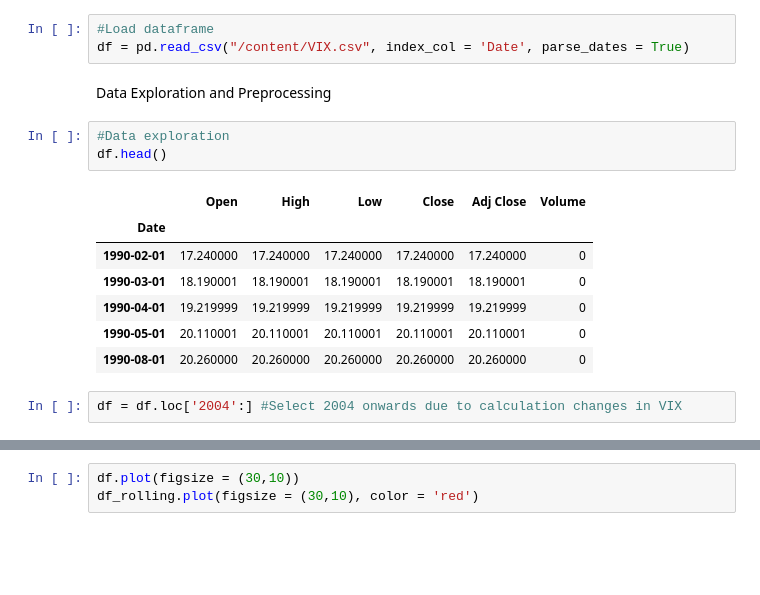
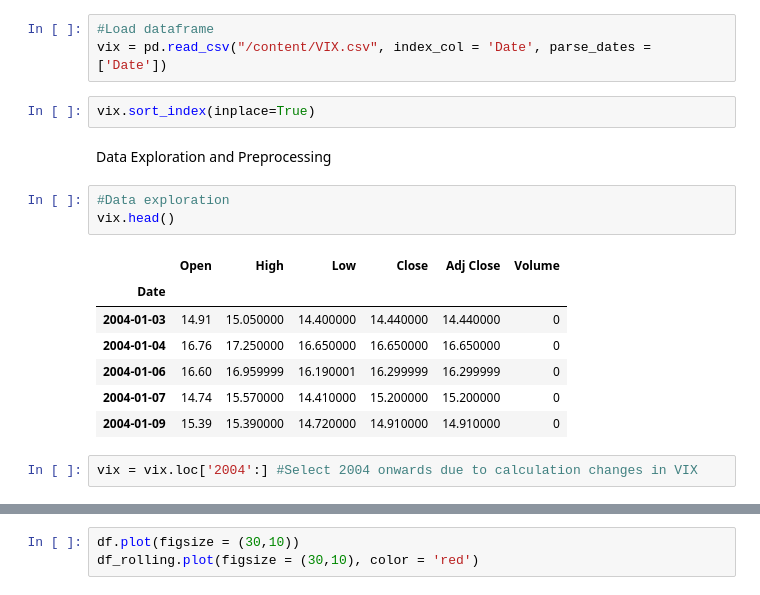
Before and after one commit to kahhotan/Coding-Projects, a Jupyter notebook: Time_Series.ipynb, the cells around one changed output, grey strips where cells are left out. Cells and saved outputs as stored; diff of their text form; blank space fills up the shorter version.

```diff
--- a/Time_Series.ipynb
+++ b/Time_Series.ipynb
@@ -25,19 +38,21 @@ Load Data
 # %%
 #Load dataframe
-df = pd.read_csv("/content/VIX.csv", index_col = 'Date', parse_dates = True)
+vix = pd.read_csv("/content/VIX.csv", index_col = 'Date', parse_dates = ['Date'])
+# %%
+vix.sort_index(inplace=True)
 # %% [markdown]
 Data Exploration and Preprocessing
 # %%
 #Data exploration
-df.head()
+vix.head()
 # %% [output]
 |  | Open | High | Low | Close | Adj Close | Volume |
 | Date |  |  |  |  |  |  |
-| 1990-02-01 | 17.240000 | 17.240000 | 17.240000 | 17.240000 | 17.240000 | 0 |
-| 1990-03-01 | 18.190001 | 18.190001 | 18.190001 | 18.190001 | 18.190001 | 0 |
-| 1990-04-01 | 19.219999 | 19.219999 | 19.219999 | 19.219999 | 19.219999 | 0 |
-| 1990-05-01 | 20.110001 | 20.110001 | 20.110001 | 20.110001 | 20.110001 | 0 |
-| 1990-08-01 | 20.260000 | 20.260000 | 20.260000 | 20.260000 | 20.260000 | 0 |
+| 2004-01-03 | 14.91 | 15.050000 | 14.400000 | 14.440000 | 14.440000 | 0 |
+| 2004-01-04 | 16.76 | 17.250000 | 16.650000 | 16.650000 | 16.650000 | 0 |
+| 2004-01-06 | 16.60 | 16.959999 | 16.190001 | 16.299999 | 16.299999 | 0 |
+| 2004-01-07 | 14.74 | 15.570000 | 14.410000 | 15.200000 | 15.200000 | 0 |
+| 2004-01-09 | 15.39 | 15.390000 | 14.720000 | 14.910000 | 14.910000 | 0 |
 # %%
-df = df.loc['2004':] #Select 2004 onwards due to calculation changes in VIX
+vix = vix.loc['2004':] #Select 2004 onwards due to calculation changes in VIX
 # %%
```
Also changed, not shown: parts of 7 cells of this notebook.
